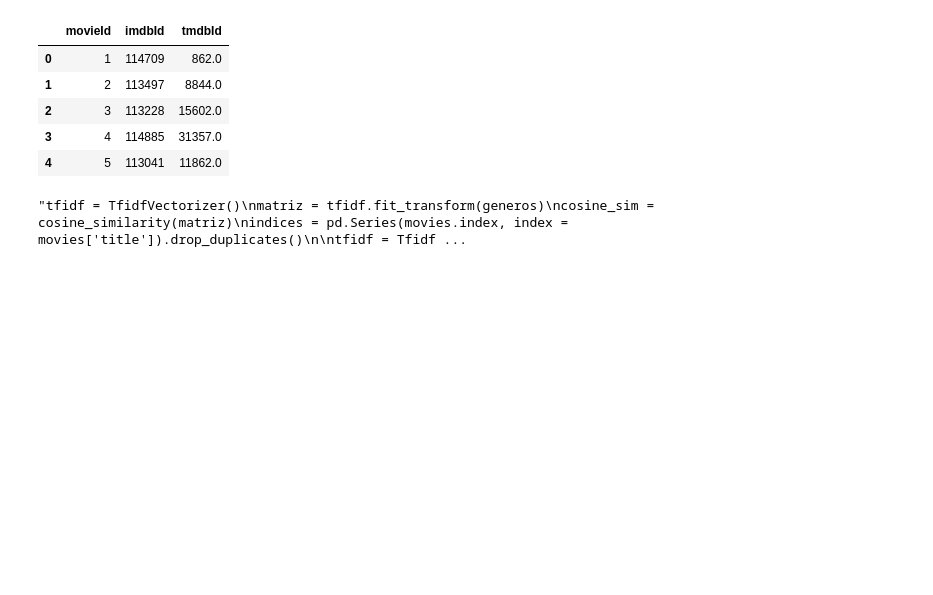
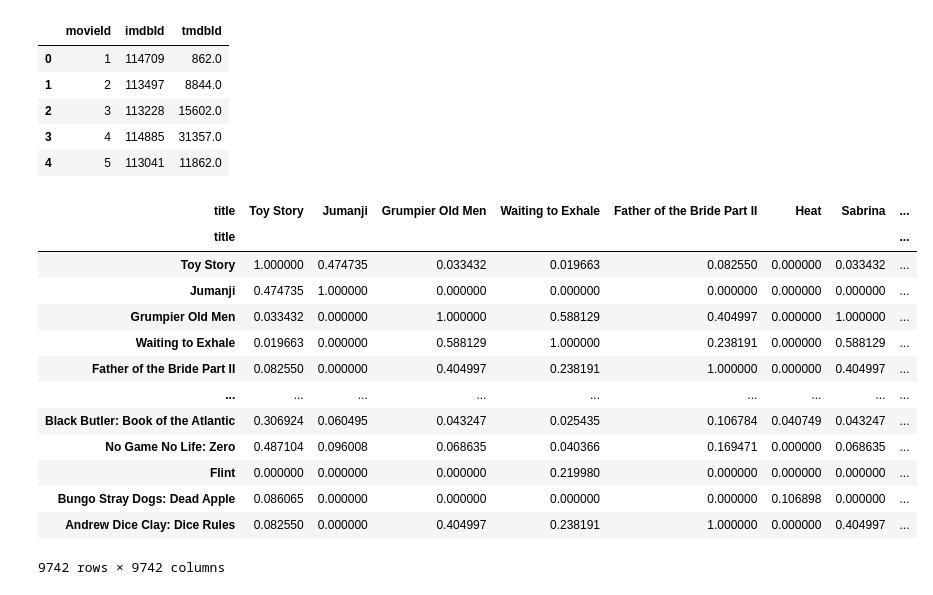
Before and after one commit to AlvaroFarreny/SSII-Movielens, a Jupyter notebook: Movielens.ipynb, the cells around one changed output. Cells and saved outputs as stored; diff of their text form; code cells hidden in the pictures; blank space fills up the shorter version.

```diff
--- a/Movielens.ipynb
+++ b/Movielens.ipynb
@@ -100,27 +106,31 @@ from sklearn.metrics.pairwise import linear_kernel
 from sklearn.metrics.pairwise import cosine_similarity
 from itertools import combinations
 
+# TF-IDF para las diferentes combinaciones de géneros
 tf = TfidfVectorizer(analyzer=lambda s: (c for i in range(1,4)
                      for c in combinations(s.split('|'), r=i)))
+
+# Formamos nuestra matriz con los géneros
 matriz = tf.fit_transform(movies.genres)
-cosine_sim = cosine_similarity(matriz)
-cosine_sim_df = pd.DataFrame(cosine_sim, index=movies['title'], columns=movies['title'])
-
-'''tfidf = TfidfVectorizer()
-matriz = tfidf.fit_transform(generos)
-cosine_sim = cosine_similarity(matriz)
-indices = pd.Series(movies.index, index = movies['title']).drop_duplicates()
-
-tfidf = TfidfVectorizer(stop_words = 'english')
-matriz = tfidf.fit_transform(generos)
-similitud_coseno = linear_kernel(matriz, matriz)
-indices = pd.Series(movies.index, index = movies['title']).drop_duplicates()
-
-tfidf = TfidfVectorizer(stop_words = 'english')
-tags['tag'] = tags['tag'].fillna('')
-matriz = tfidf.fit_transform(tags['tag'])
-similitud_coseno = linear_kernel(matriz, matriz)
-indices = pd.Series(movies.index, index = movies['title']).drop_duplicates()'''
+# Aplicamos a esta matriz la similitud del coseno
+similitud = cosine_similarity(matriz)
+# Creamos un DF con esta similitud
+similitud_df = pd.DataFrame(similitud, index=movies['title'], columns=movies['title'])
-# %% [output]
-"tfidf = TfidfVectorizer()\nmatriz = tfidf.fit_transform(generos)\ncosine_sim = cosine_similarity(matriz)\nindices = pd.Series(movies.index, index = movies['title']).drop_duplicates()\n\ntfidf = Tfidf ...
+# %%
+similitud_df
+# %% [output]
+| title | Toy Story | Jumanji | Grumpier Old Men | Waiting to Exhale | Father of the Bride Part II | Heat | Sabrina | ... |
+| title |  |  |  |  |  |  |  | ... |
+| Toy Story | 1.000000 | 0.474735 | 0.033432 | 0.019663 | 0.082550 | 0.000000 | 0.033432 | ... |
+| Jumanji | 0.474735 | 1.000000 | 0.000000 | 0.000000 | 0.000000 | 0.000000 | 0.000000 | ... |
+| Grumpier Old Men | 0.033432 | 0.000000 | 1.000000 | 0.588129 | 0.404997 | 0.000000 | 1.000000 | ... |
+| Waiting to Exhale | 0.019663 | 0.000000 | 0.588129 | 1.000000 | 0.238191 | 0.000000 | 0.588129 | ... |
+| Father of the Bride Part II | 0.082550 | 0.000000 | 0.404997 | 0.238191 | 1.000000 | 0.000000 | 0.404997 | ... |
+| ... | ... | ... | ... | ... | ... | ... | ... | ... |
+| Black Butler: Book of the Atlantic | 0.306924 | 0.060495 | 0.043247 | 0.025435 | 0.106784 | 0.040749 | 0.043247 | ... |
+| No Game No Life: Zero | 0.487104 | 0.096008 | 0.068635 | 0.040366 | 0.169471 | 0.000000 | 0.068635 | ... |
+| Flint | 0.000000 | 0.000000 | 0.000000 | 0.219980 | 0.000000 | 0.000000 | 0.000000 | ... |
+| Bungo Stray Dogs: Dead Apple | 0.086065 | 0.000000 | 0.000000 | 0.000000 | 0.000000 | 0.106898 | 0.000000 | ... |
+| Andrew Dice Clay: Dice Rules | 0.082550 | 0.000000 | 0.404997 | 0.238191 | 1.000000 | 0.000000 | 0.404997 | ... |
+9742 rows × 9742 columns
 # %%
```
Also changed, not shown: parts of 3 cells of this notebook.
